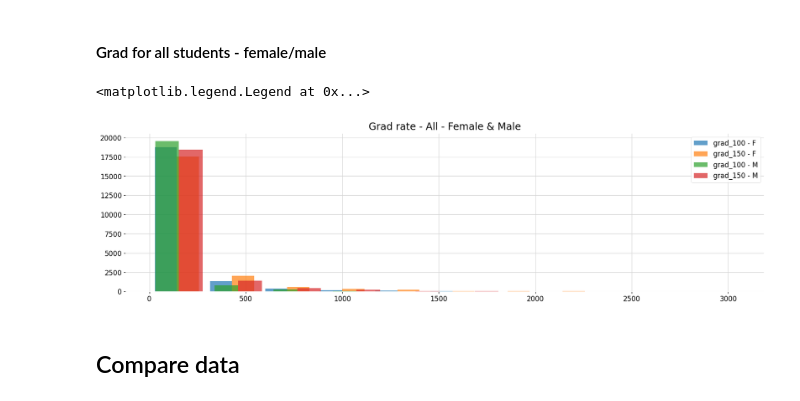
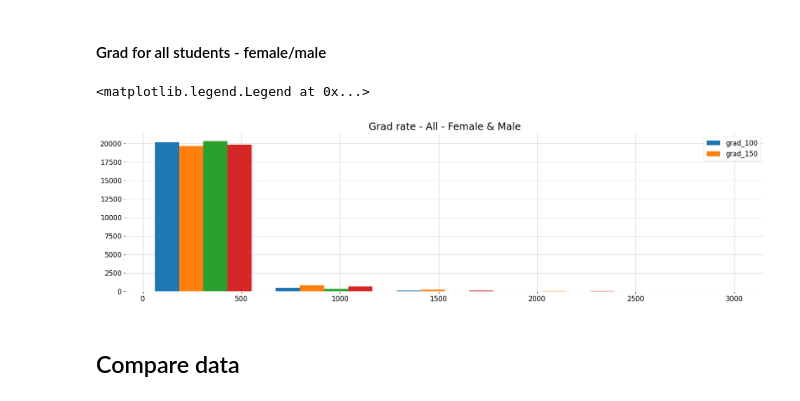
Before and after one commit to ezztherose/TIA-Scraping, a Jupyter notebook: notebooks/institution.ipynb, the cells around one changed output. Saved outputs shown, nothing was run; the diff lists cells and outputs as text; code cells hidden in the pictures.

```diff
--- a/notebooks/institution.ipynb
+++ b/notebooks/institution.ipynb
@@ -830,16 +851,20 @@ plt.legend(names)
 [figure]
 # %% [markdown]
 #### Grad for all students - female/male
+# %%
+all_lst = []
+all_lst.append(all_grad_f['grad_100'])
+all_lst.append(all_grad_f['grad_150'])
+all_lst.append(all_grad_m['grad_100'])
+all_lst.append(all_grad_m['grad_150'])
 # %%
 fig, ax = plt.subplots()
-ax.hist(all_grad_f, alpha=0.7)
-ax.hist(all_grad_m, alpha=0.7)
-names = ['grad_100 - F', 'grad_150 - F', 'grad_100 - M', 'grad_150 - M']
+ax.hist(all_lst, bins=5)
 plt.title('Grad rate - All - Female & Male')
 plt.legend(names)
 # %% [output]
 <matplotlib.legend.Legend at 0x...>
-[figure, old version]
+[figure, new version]
 # %% [markdown]
 ## Compare data
 # %% [markdown]
```
Also changed, not shown: parts of 13 cells of this notebook.
